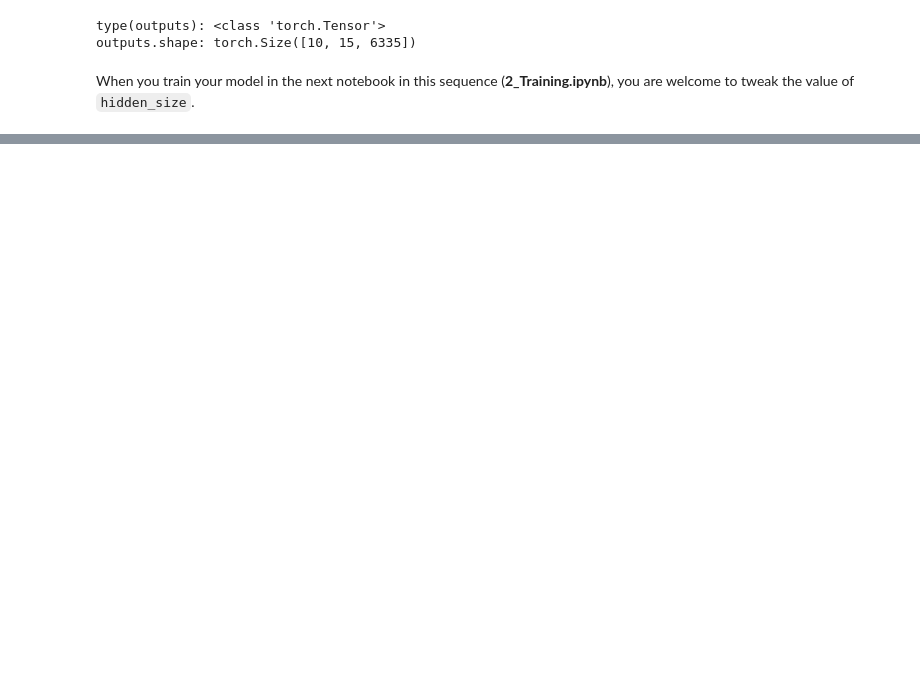
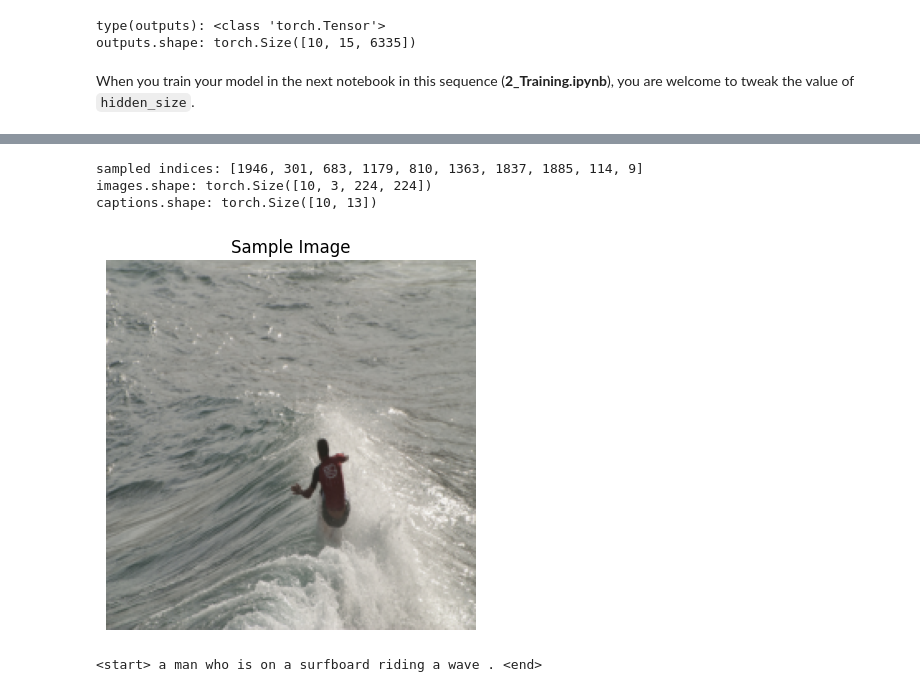
Before and after one commit to civcode/ComputerVisionND_P2_Image_Captioning_Project, a Jupyter notebook: 1_Preliminaries.ipynb, the cells around one changed output, grey strips where cells are left out. Saved outputs shown, nothing was run; the diff lists cells and outputs as text; code cells hidden in the pictures; blank space fills up the shorter version.

```diff
--- a/1_Preliminaries.ipynb
+++ b/1_Preliminaries.ipynb
@@ -418,13 +418,15 @@ captions.shape: torch.Size([10, 15])
 # %%
 import matplotlib.pyplot as plt
 import numpy as np
+
+idx = 1
 
 # ImageNet normalization values
 mean = np.array([0.485, 0.456, 0.406])
 std = np.array([0.229, 0.224, 0.225])
 
 # Choose the first image in the batch
-img = images[0].cpu().numpy()  # shape: (3, 224, 224)
+img = images[idx].cpu().numpy()  # shape: (3, 224, 224)
 
 # Unnormalize
 img = std[:, None, None] * img + mean[:, None, None]  # Broadcasting
@@ -440,7 +442,7 @@ plt.axis('off')
 plt.show()
 
 # Print caption
-indices = [idx for idx in captions[0].cpu().numpy()]
+indices = [idx for idx in captions[idx].cpu().numpy()]
 caption = [data_loader.dataset.vocab.idx2word[idx] for idx in indices]
 for word in caption:
     print(word, end=' ')
@@ -576,0 +628,59 @@ When you train your model in the next notebook in this sequence (**2_Training.ip
+# %%
+import numpy as np
+import torch.utils.data as data
+
+# Randomly sample a caption length, and sample indices with that length.
+indices = data_loader_val.dataset.get_val_indices()
+print('sampled indices:', indices)
+
+# Create and assign a batch sampler to retrieve a batch with the sampled indices.
+new_sampler = data.sampler.SubsetRandomSampler(indices=indices)
+data_loader_val.batch_sampler.sampler = new_sampler
+
+# Obtain the batch.
+images, captions = next(iter(data_loader_val))
+
+print('images.shape:', images.shape)
+print('captions.shape:', captions.shape)
+
+# (Optional) Uncomment the lines of code below to print the pre-processed images and captions.
+#print('images:', images)
+#print('captions:', captions[0])
+# %% [output]
+sampled indices: [1946, 301, 683, 1179, 810, 1363, 1837, 1885, 114, 9]
+images.shape: torch.Size([10, 3, 224, 224])
+captions.shape: torch.Size([10, 13])
+# %%
+import matplotlib.pyplot as plt
+import numpy as np
+
+idx = 2
+
+# ImageNet normalization values
+mean = np.array([0.485, 0.456, 0.406])
+std = np.array([0.229, 0.224, 0.225])
+
+# Choose the first image in the batch
+img = images[idx].cpu().numpy()  # shape: (3, 224, 224)
+
+# Unnormalize
+img = std[:, None, None] * img + mean[:, None, None]  # Broadcasting
+img = np.clip(img, 0, 1)
+
+# Convert to HWC (Height x Width x Channels) for matplotlib
+img = np.transpose(img, (1, 2, 0))
+
+# Plot
+plt.imshow(img)
+plt.title("Sample Image")
+plt.axis('off')
+plt.show()
+
+# Print caption
+indices = [idx for idx in captions[idx].cpu().numpy()]
+caption = [data_loader_val.dataset.vocab.idx2word[idx] for idx in indices]
+for word in caption:
+    print(word, end=' ')
+# %% [output]
+[figure, added]
+<start> a man who is on a surfboard riding a wave . <end>
```
Also changed, not shown: parts of 2 cells of this notebook, 3 other files.
